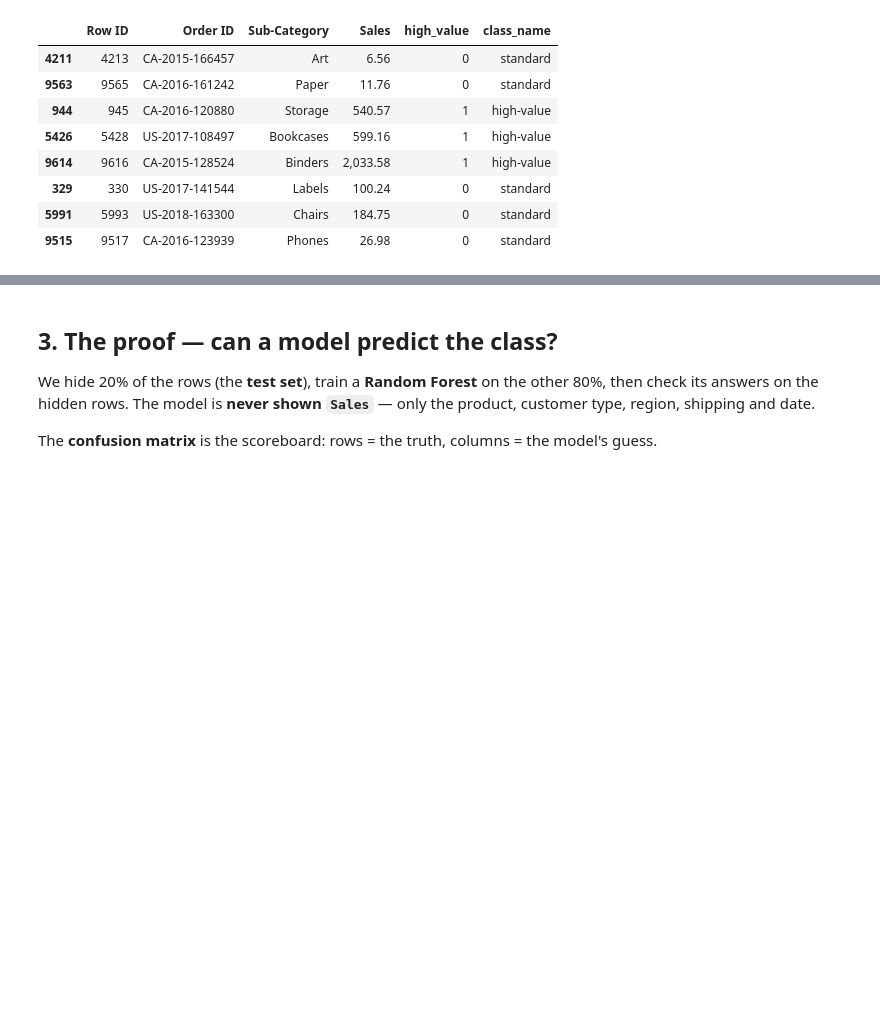
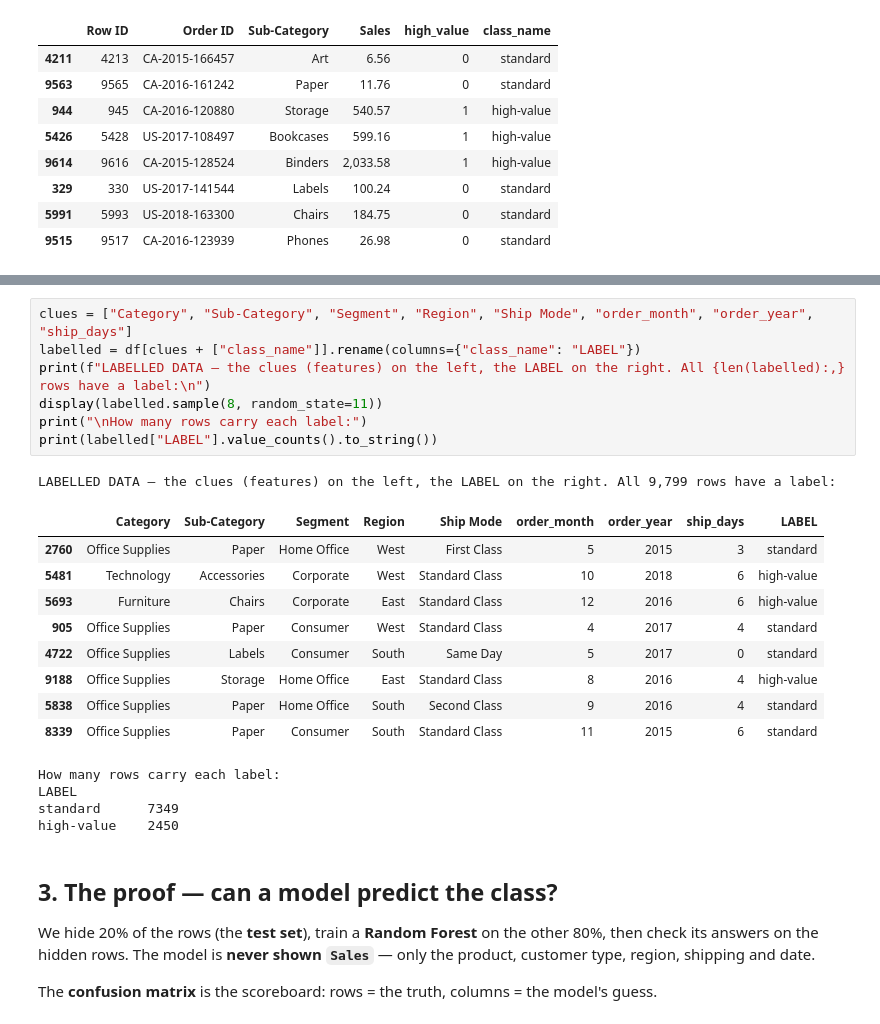
Before and after one commit to Abhishek222983101/sales-analytics-platform, a Jupyter notebook: dwm-project/DWM_Class_Demo.ipynb, the cells around one changed output, grey strips where cells are left out. Saved outputs shown, nothing was run; the diff lists cells and outputs as text; blank space fills up the shorter version.

Commit message:
Demo notebook: explicit labelled-data table and hidden-label guessing demo
Co-Authored-By: Claude Sonnet 5.5 <noreply@anthropic.com>

```diff
--- a/dwm-project/DWM_Class_Demo.ipynb
+++ b/dwm-project/DWM_Class_Demo.ipynb
@@ -144,3 +157,25 @@ THE CLASS COLUMN next to real rows (Sales is on the left, the class label on the
+# %%
+clues = ["Category", "Sub-Category", "Segment", "Region", "Ship Mode", "order_month", "order_year", "ship_days"]
+labelled = df[clues + ["class_name"]].rename(columns={"class_name": "LABEL"})
+print(f"LABELLED DATA — the clues (features) on the left, the LABEL on the right. All {len(labelled):,} rows have a label:\n")
+display(labelled.sample(8, random_state=11))
+print("\nHow many rows carry each label:")
+print(labelled["LABEL"].value_counts().to_string())
+# %% [output]
+LABELLED DATA — the clues (features) on the left, the LABEL on the right. All 9,799 rows have a label:
+|  | Category | Sub-Category | Segment | Region | Ship Mode | order_month | order_year | ship_days | LABEL |
+| 2760 | Office Supplies | Paper | Home Office | West | First Class | 5 | 2015 | 3 | standard |
+| 5481 | Technology | Accessories | Corporate | West | Standard Class | 10 | 2018 | 6 | high-value |
+| 5693 | Furniture | Chairs | Corporate | East | Standard Class | 12 | 2016 | 6 | high-value |
+| 905 | Office Supplies | Paper | Consumer | West | Standard Class | 4 | 2017 | 4 | standard |
+| 4722 | Office Supplies | Labels | Consumer | South | Same Day | 5 | 2017 | 0 | standard |
+| 9188 | Office Supplies | Storage | Home Office | East | Standard Class | 8 | 2016 | 4 | high-value |
+| 5838 | Office Supplies | Paper | Home Office | South | Second Class | 9 | 2016 | 4 | standard |
+| 8339 | Office Supplies | Paper | Consumer | South | Standard Class | 11 | 2015 | 6 | standard |
+How many rows carry each label:
+LABEL
+standard      7349
+high-value    2450
 # %% [markdown]
 ## 3. The proof — can a model predict the class?
 We hide 20% of the rows (the **test set**), train a **Random Forest** on the other 80%, then check its answers on the hidden rows. The model is **never shown `Sales`** — only the product, customer type, region, shipping and date.
```
Also changed, not shown: parts of 3 cells of this notebook, 2 other files.
